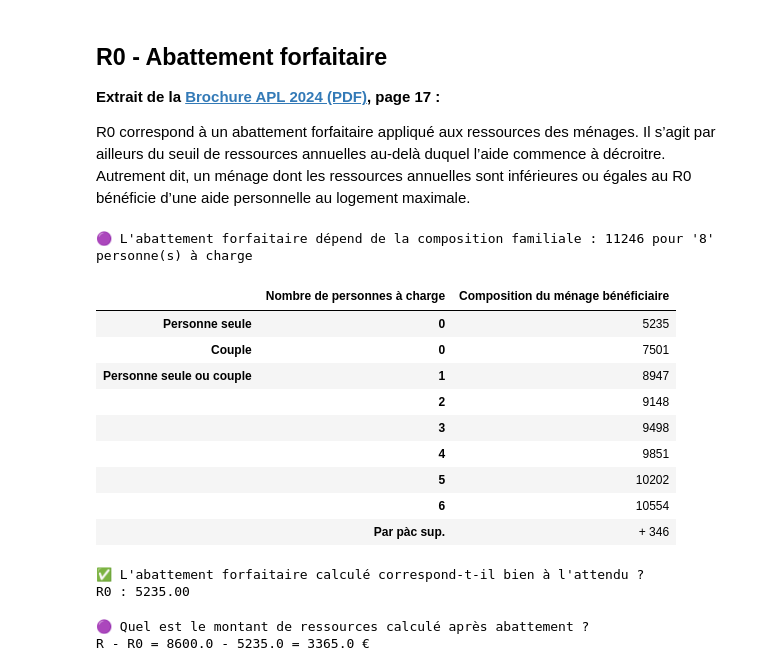
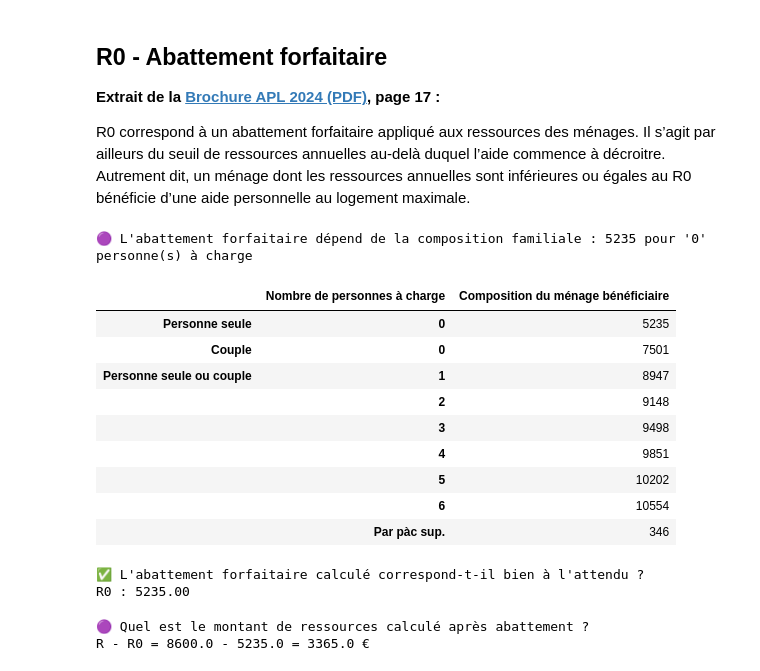
Before and after one commit to betagouv/aides-calculatrice-back, a Jupyter notebook: notebooks/apl_logement_ordinaire.ipynb, the cells around one changed output. Drawn from its saved outputs; the diff is of its cells as text; code cells hidden in the pictures.

Commit message:
Coloration des montants par personne à charge supplémentaire
Et suppression du '+' devant ces valeurs dans les dataframe

```diff
--- a/notebooks/apl_logement_ordinaire.ipynb
+++ b/notebooks/apl_logement_ordinaire.ipynb
@@ -571,44 +589,46 @@ data_parametres_abattement_forfaitaire = {
         ('Personne seule ou couple', '4'): [parameteres_r0.taux4pac],
         ('Personne seule ou couple', '5'): [parameteres_r0.taux5pac],
         ('Personne seule ou couple', '6'): [parameteres_r0.taux6pac],
-        ('', 'Par pàc sup.'): [
-            f'+ {parameteres_r0.taux_pac_supp}'
-            ]
+        ('', 'Par pàc sup.'): [parameteres_r0.taux_pac_supp]
     }
 
 index = Index(['Composition du ménage bénéficiaire'], name='Nombre de personnes à charge')
 df_parametres_abattement_forfaitaire = DataFrame(data_parametres_abattement_forfaitaire, index=index)
 
 # Réorganiser les colonnes pour correspondre à l'ordre souhaité
 df_parametres_abattement_forfaitaire = df_parametres_abattement_forfaitaire[[
     ('Personne seule', '0'),
     ('Couple', '0'),
     ('Personne seule ou couple', '1'),
     ('Personne seule ou couple', '2'),
     ('Personne seule ou couple', '3'),
     ('Personne seule ou couple', '4'),
     ('Personne seule ou couple', '5'),
     ('Personne seule ou couple', '6'),
     ('', 'Par pàc sup.')]]
 
 print(f"🟣 L'abattement forfaitaire dépend de la composition familiale : {r0_analyse} pour '{al_nb_personnes_a_charge}' personne(s) à charge")
-df_parametres_abattement_forfaitaire.T.style.format(precision=NB_DECIMALES).map(colorie_reference, reference=r0_analyse)
+
+if al_nb_personnes_a_charge <= 6:
+    df_parametres_abattement_forfaitaire.T.style.format(precision=NB_DECIMALES).map(colorie_reference, reference=r0_analyse)
+else:
+    df_parametres_abattement_forfaitaire.T.style.format(precision=NB_DECIMALES).map(colorie_reference, reference=parameteres_r0.taux_pac_supp)
 
 r0_calcule = simulation.calculate('aide_logement_R0', period)[0]
 condition_verification_R0 = (round(r0_calcule, NB_DECIMALES) - r0_analyse) <= 0.001  # marge d'erreur pour écarts numpy.float32 et float
 affiche_resultat("R0", "L'abattement forfaitaire calculé correspond-t-il bien à l'attendu ?", condition_verification_R0, round(r0_calcule, NB_DECIMALES))
 # %% [output]
-🟣 L'abattement forfaitaire dépend de la composition familiale : 11246 pour '8' personne(s) à charge
+🟣 L'abattement forfaitaire dépend de la composition familiale : 5235 pour '0' personne(s) à charge
 |  | Nombre de personnes à charge | Composition du ménage bénéficiaire |
 | Personne seule | 0 | 5235 |
 | Couple | 0 | 7501 |
 | Personne seule ou couple | 1 | 8947 |
 |  | 2 | 9148 |
 |  | 3 | 9498 |
 |  | 4 | 9851 |
 |  | 5 | 10202 |
 |  | 6 | 10554 |
-|  | Par pàc sup. | + 346 |
+|  | Par pàc sup. | 346 |
 ✅ L'abattement forfaitaire calculé correspond-t-il bien à l'attendu ?
 R0 : 5235.00
 # %%
```
Also changed, not shown: parts of 6 cells of this notebook.
